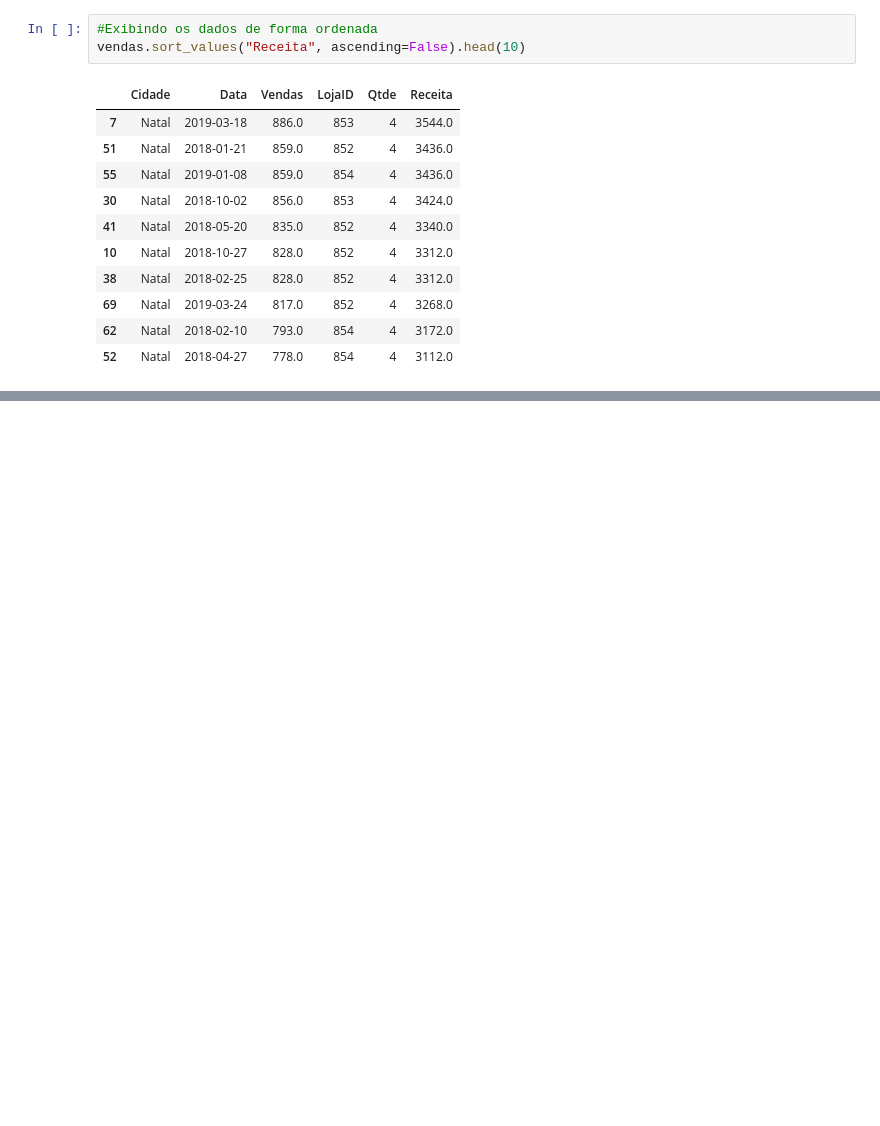
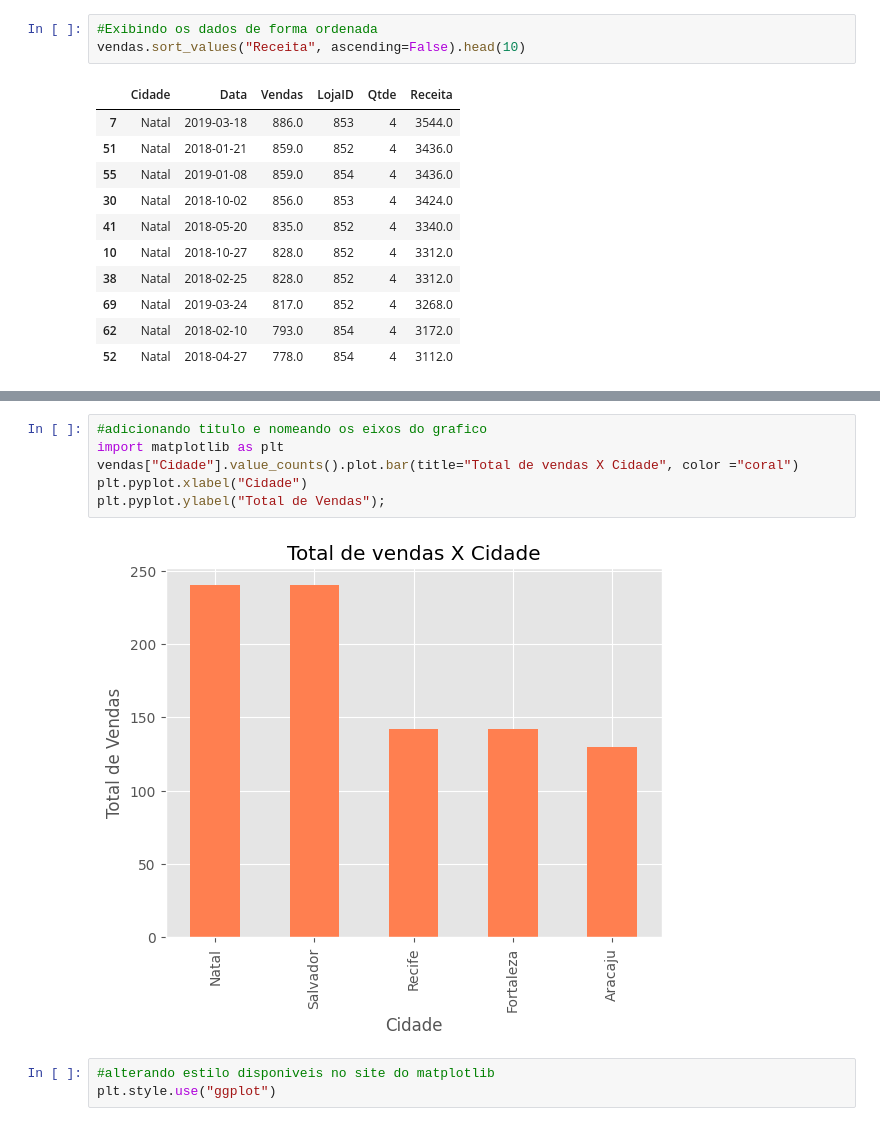
Before and after one commit to helderlopess/desafio_datascience_DIO_UNIMED, a Jupyter notebook: Desafio_codigo_excel.ipynb, the cells around one changed output, grey strips where cells are left out. Saved outputs shown, nothing was run; the diff lists cells and outputs as text; blank space fills up the shorter version.

```diff
--- a/Desafio_codigo_excel.ipynb
+++ b/Desafio_codigo_excel.ipynb
@@ -148,0 +309,11 @@ vendas.sort_values("Receita", ascending=False).head(10)
+# %%
+#adicionando titulo e nomeando os eixos do grafico
+import matplotlib as plt
+vendas["Cidade"].value_counts().plot.bar(title="Total de vendas X Cidade", color ="coral")
+plt.pyplot.xlabel("Cidade")
+plt.pyplot.ylabel("Total de Vendas");
+# %% [output]
+[figure, added]
+# %%
+#alterando estilo disponiveis no site do matplotlib
+plt.style.use("ggplot")
```
Also changed, not shown: parts of 29 cells of this notebook.
